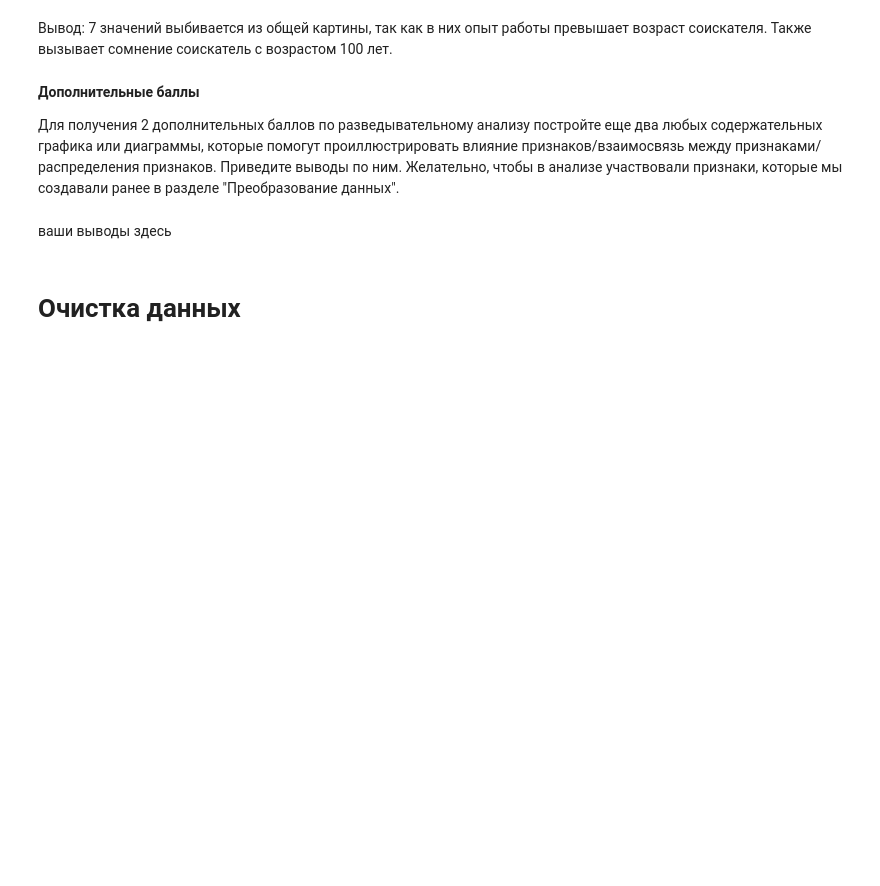
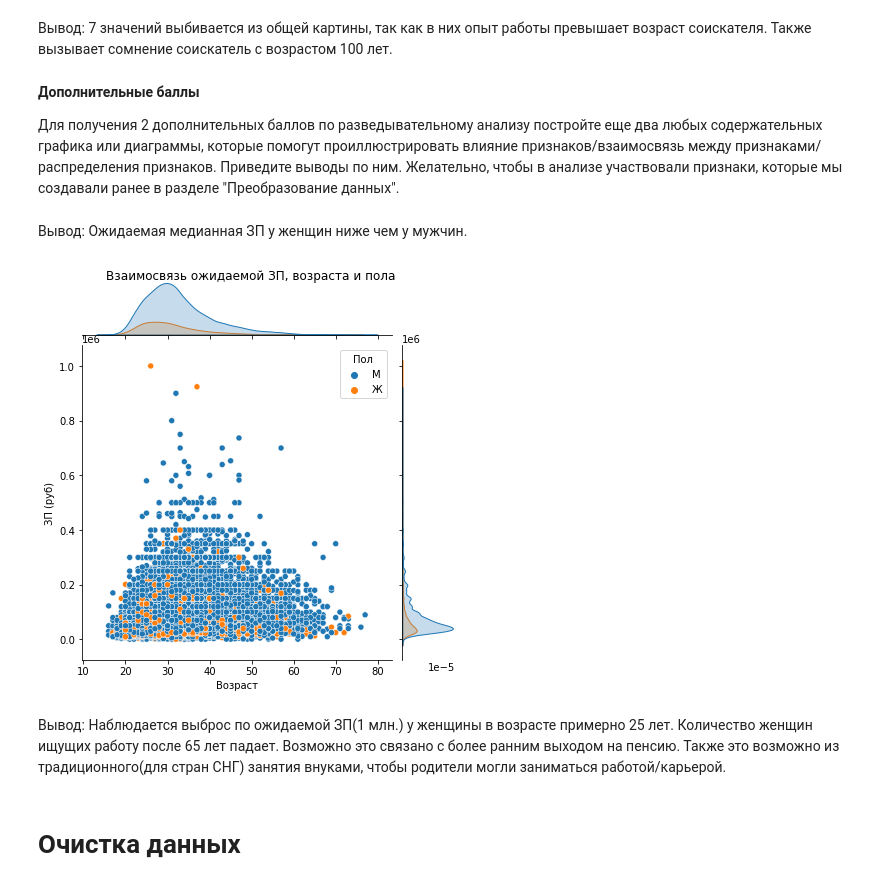
Before and after one commit to skipirich/sf_data_science, a Jupyter notebook: project_1/project_1.ipynb, the cells around one changed output. Saved outputs shown, nothing was run; the diff lists cells and outputs as text; code cells hidden in the pictures; blank space fills up the shorter version.

```diff
--- a/project_1/project_1.ipynb
+++ b/project_1/project_1.ipynb
@@ -593,5 +610,17 @@ hh_data = hh_data.drop('Опыт работы (год)', axis=1)
 # %% [markdown]
-ваши выводы здесь
+Вывод: Ожидаемая медианная ЗП у женщин ниже чем у мужчин.
+# %%
+jointplot = sns.jointplot(
+    data=hh_data,
+    x='Возраст',
+    y='ЗП (руб)',
+    hue='Пол',
+);
+plt.suptitle('Взаимосвязь ожидаемой ЗП, возраста и пола', y = 1);
+# %% [output]
+[figure, added]
+# %% [markdown]
+Вывод: Наблюдается выброс по ожидаемой ЗП(1 млн.) у женщины в возрасте примерно 25 лет. Количество женщин ищущих работу после 65 лет падает. Возможно это связано с более ранним выходом на пенсию. Также это возможно из традиционного(для стран СНГ) занятия внуками, чтобы родители могли заниматься работой/карьерой.
 # %% [markdown]
 # Очистка данных
 # %% [markdown]
```
Also changed, not shown: parts of 7 cells of this notebook, 1 other file.
